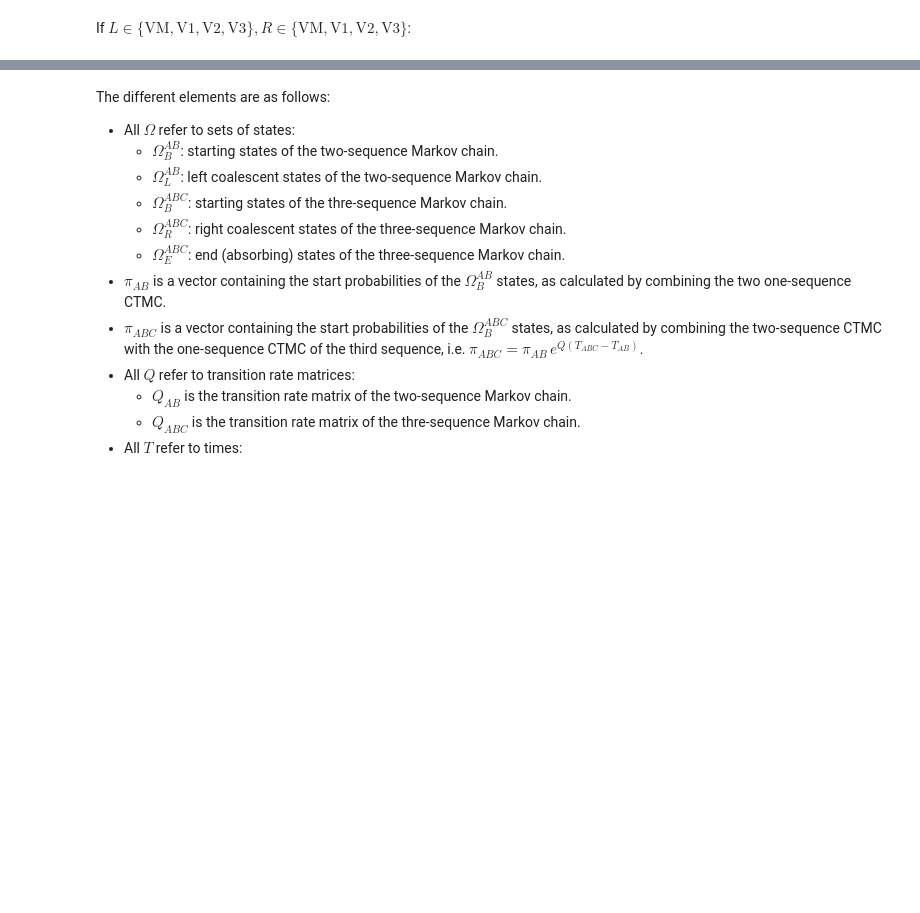
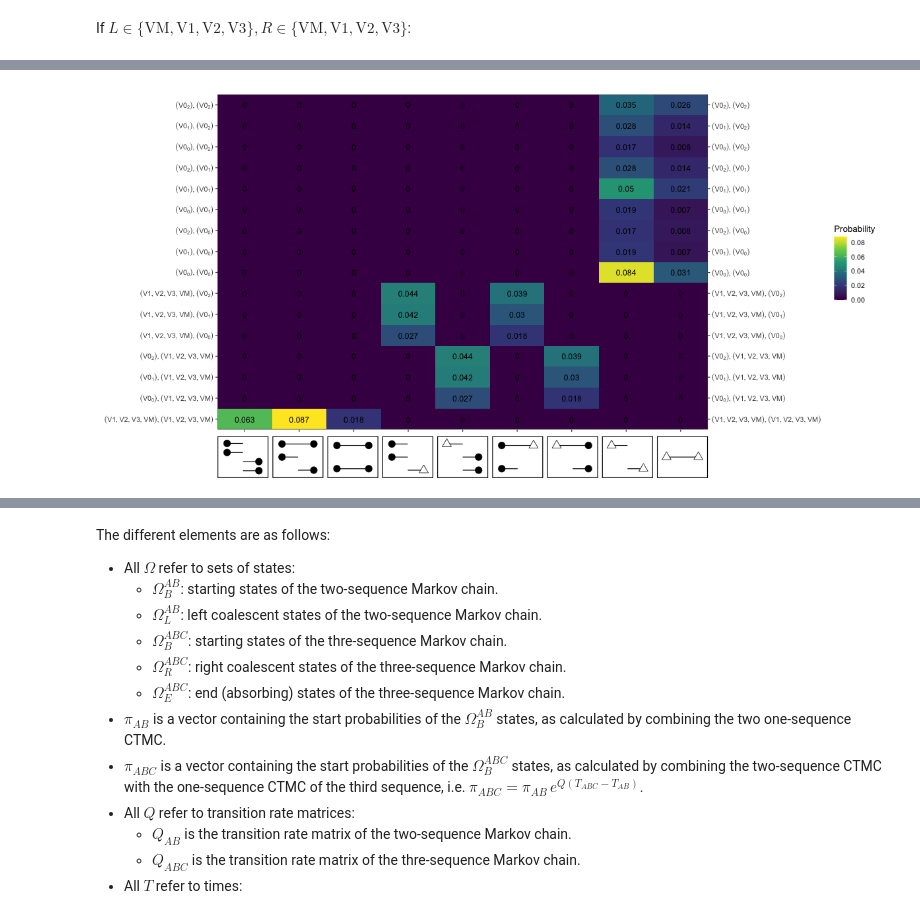
Before and after one commit to rivasiker/phasetype, a Jupyter notebook: scripts/04_ILS/ILS_3.ipynb, the cells around one changed output, grey strips where cells are left out. Cells and saved outputs as stored; diff of their text form; code cells hidden in the pictures; blank space fills up the shorter version.

```diff
--- a/scripts/04_ILS/ILS_3.ipynb
+++ b/scripts/04_ILS/ILS_3.ipynb
@@ -580,3 +752,5 @@ array([0.        , 0.39634897, 1.06263599, 4.        ])
 # %%
+# Create empty matrix to save results
 tab = np.zeros((n_states_AB*n_states_AB+n_states_AB*2+1, 9))
+tab_names = []
 acc = 0
@@ -841,0 +817,30 @@ $
+# %%
+%%R -i df -i col_names -w 1200 -h 600 -r 80
+
+library(tidyverse)
+library(latex2exp)
+
+p1_ABC <- as_tibble(df) %>%
+    mutate(rows = factor(rownames(df), rownames(df))) %>%
+    pivot_longer(-rows) %>%
+    mutate(name = factor(name, unlist(col_names))) %>%
+    ggplot() +
+    geom_tile(aes(name, as.numeric(rows), fill = value)) +
+    geom_text(aes(name, as.numeric(rows), label = round(value, 3))) +
+    theme_few() +
+    theme(
+        axis.text.x = element_blank(),
+        axis.title = element_blank()
+    ) +
+    scale_y_continuous(
+        expand = c(0, 0),
+        breaks = as.numeric(factor(rownames(df), rownames(df))),
+        labels = TeX(rownames(df)),
+        sec.axis = dup_axis()
+    ) +
+    scale_x_discrete(expand = c(0, 0)) +
+    scale_fill_viridis_c(name = 'Probability')
+
+p1_ABC/p2 + plot_layout(heights = c(8, 1))
+# %% [output]
+[figure, added]
```
Also changed, not shown: parts of 93 cells of this notebook.
